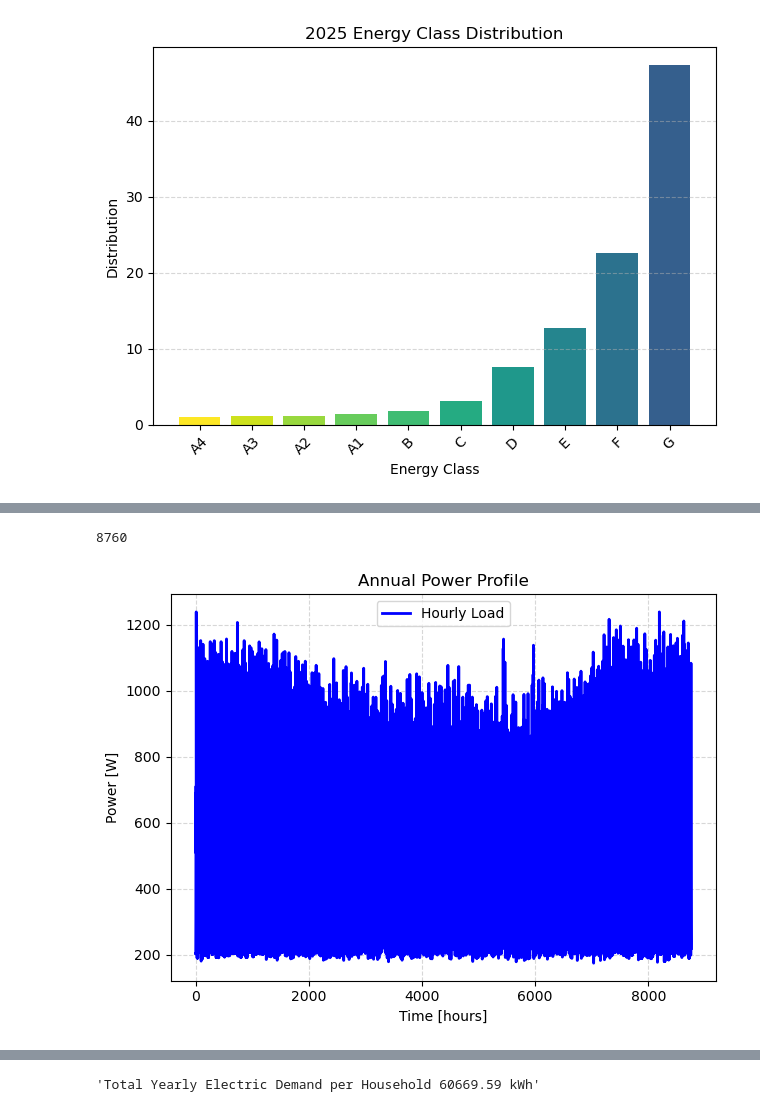
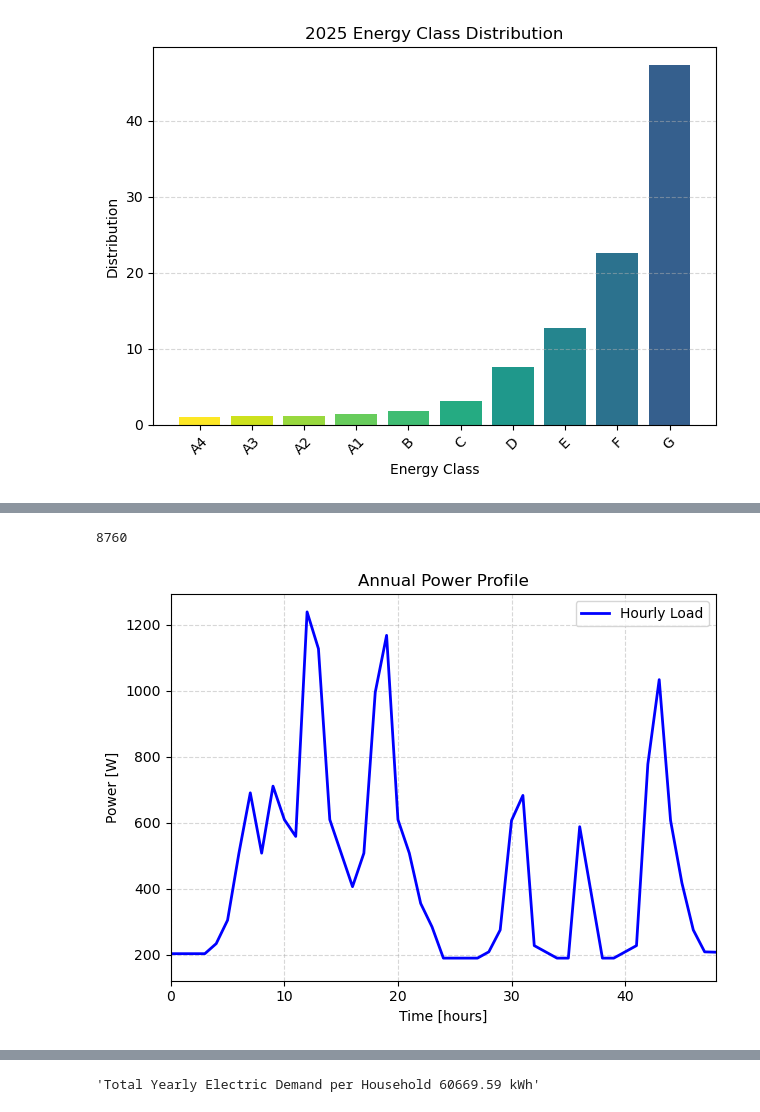
Before and after one commit to simo-pagliu/INRE, a Jupyter notebook: Energy Demand.ipynb, the cells around one changed output, grey strips where cells are left out. Drawn from its saved outputs; the diff is of its cells as text; code cells hidden in the pictures.

```diff
--- a/Energy Demand.ipynb
+++ b/Energy Demand.ipynb
@@ -270,23 +241,0 @@ plt.tight_layout()
-# %%
-fig, axes = plt.subplots(len(energy_classes), 1, figsize=(12, 3 * len(energy_classes)), sharex=True)
-electric_power = {}
-for i, classe_energetica in enumerate(energy_classes):
-    # Convert to electrical power
-    COP_hot = 3.5
-    COP_cold = 4.5
-    hot_power_e = (hot_power[classe_energetica]) / COP_hot
-    cold_power_e = cold_power[classe_energetica] / COP_cold
-    electric_power[classe_energetica] = hot_power_e + cold_power_e
-
-    # Plot both on the same subplot
-    ax = axes[i]
-    ax.plot(hot_power_e.values, label='Heating Power [W]', color='red', linewidth=2)
-    ax.plot(cold_power_e.values, label='Cooling Power [W]', color='blue', linewidth=2)
-    ax.set_ylabel("Power [W]")
-    ax.set_title(f"Class {classe_energetica}")
-    ax.grid(True, linestyle='--', alpha=0.4)
-    ax.legend()
-
-axes[-1].set_xlabel("Time [hours]")
-plt.tight_layout()
-plt.show()
@@ -538,37 +484,36 @@ while current_date <= end_date:
             summer_day = summer_holiday_appliances
 
         daily_profile = [
             (1 - season_blend) * w + season_blend * s
             for w, s in zip(winter_day, summer_day)
         ]
 
     if vac_blend > 0:
         daily_profile = [(1 - vac_blend * (1 - vacation_factor)) * val for val in daily_profile]
 
     # Aggiungi variazione giornaliera casuale per rappresentare giornate buone o cattive (es. meteo)
     weather_factor = rng.normal(loc=1.0, scale=0.05)  # variazione ±5% circa
 
     daily_profile = [weather_factor * (val + standby + (induction_share * induction_profile[i])) for i, val in enumerate(daily_profile)]
     other_electric_needs.extend(daily_profile)
     current_date += timedelta(days=1)
 
 # Convert to DataFrame and resample to hourly data
 other_electric_needs = pd.Series(other_electric_needs)
-print(len(other_electric_needs))
+
 # Plot finale con curva media
 plt.plot(other_electric_needs, color='blue', linewidth=2, label="Hourly Load")
 plt.xlabel("Time [hours]")
 plt.ylabel("Power [W]")
 plt.title("Annual Power Profile")
 plt.grid(True, linestyle='--', alpha=0.5)
 plt.legend()
 plt.tight_layout()
-# n=1
-# plt.xlim(0+24*n,24+24*n)
+plt.xlim(0,48)
 plt.show()
 # %% [output]
 8760
-[figure, old version]
+[figure, new version]
 # %%
 # Determine teh damnds of fossil and electric power
 fossil_fuel_demand = {}
```
Also changed, not shown: parts of 19 cells of this notebook, 4 other files.
